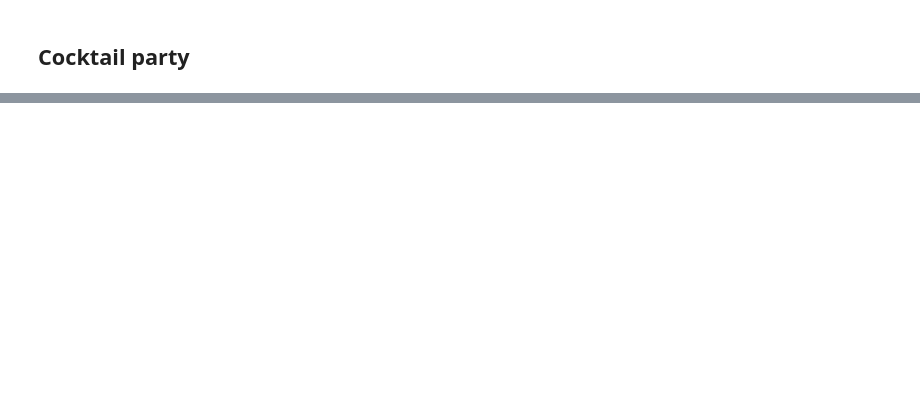
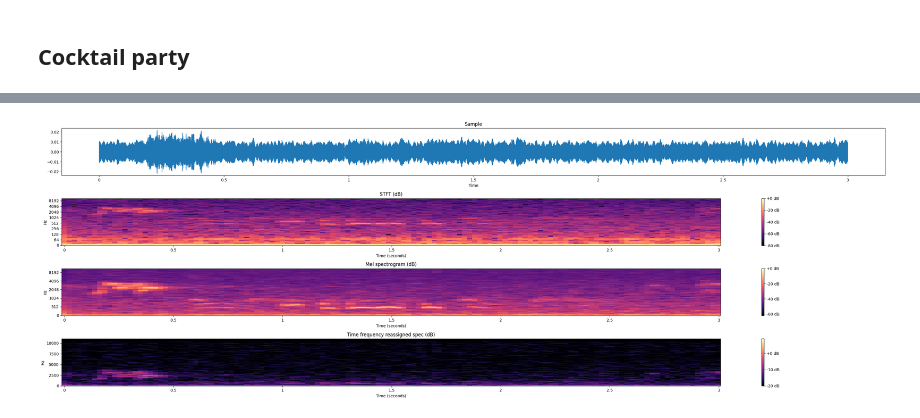
Before and after one commit to MRo47/blue_oasis, a Jupyter notebook: workspace/data_analysis.ipynb, the cells around one changed output, grey strips where cells are left out. Drawn from its saved outputs; the diff is of its cells as text; code cells hidden in the pictures; blank space fills up the shorter version.

```diff
--- a/workspace/data_analysis.ipynb
+++ b/workspace/data_analysis.ipynb
@@ -354,0 +356,18 @@ IndexError: single positional indexer is out-of-bounds
+# %%
+# species = "brubru1"
+species = "lawgol"
+r = df[df["Species eBird Code"] == species].sample(1).iloc[0]  # random example
+
+example_file = recordings_path / r["Filename"]
+center_time = (r["Start Time (s)"] + r["End Time (s)"]) / 2
+dur = 3.0
+
+y, sr = librosa.load(example_file, sr=None,
+                     offset=max(0, center_time - dur/2),
+                     duration=dur)
+
+# Display spectrogram
+show_specs(example_file, center_time, dur=dur)
+display(Audio(y, rate=sr, autoplay=False))
+# %% [output]
+[figure, added]
```
Also changed, not shown: parts of 2 cells of this notebook.
